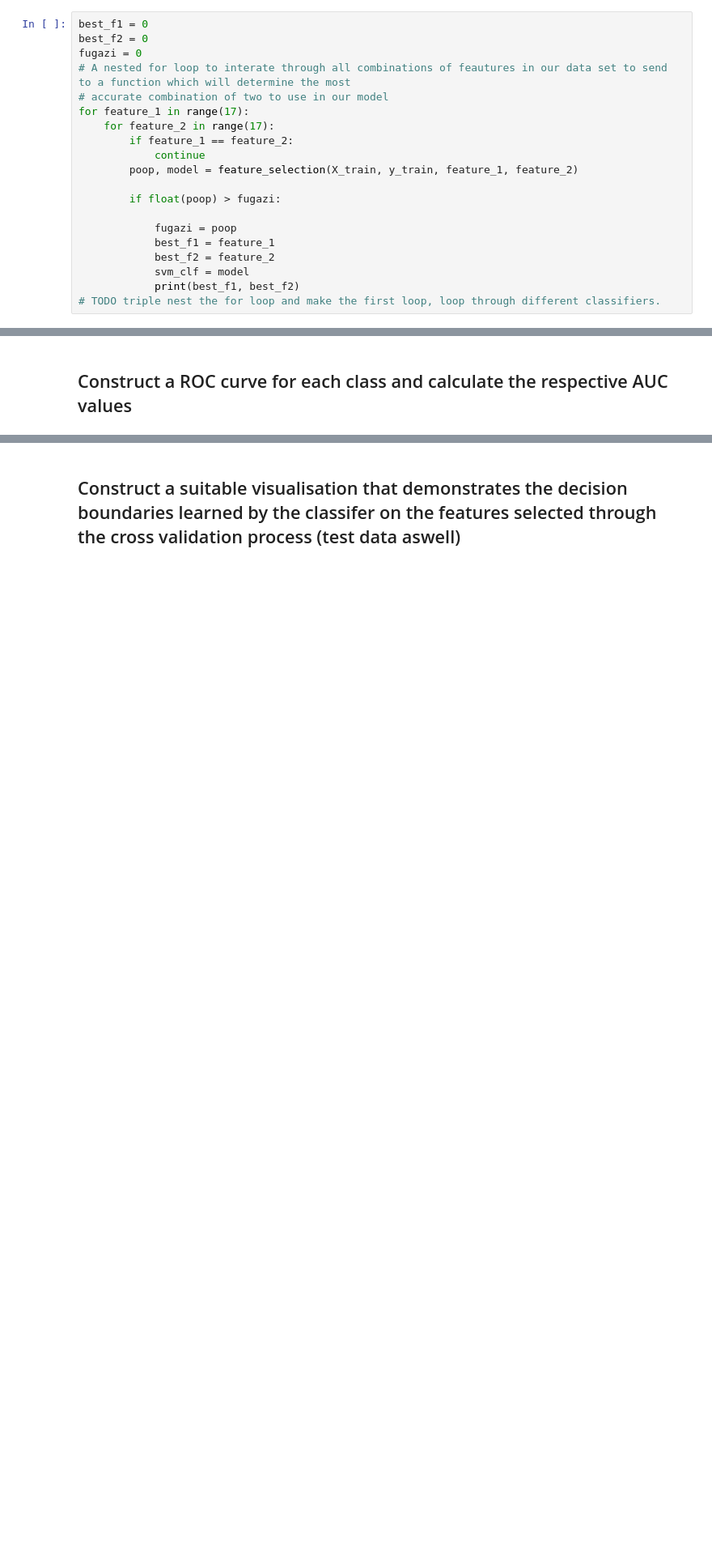
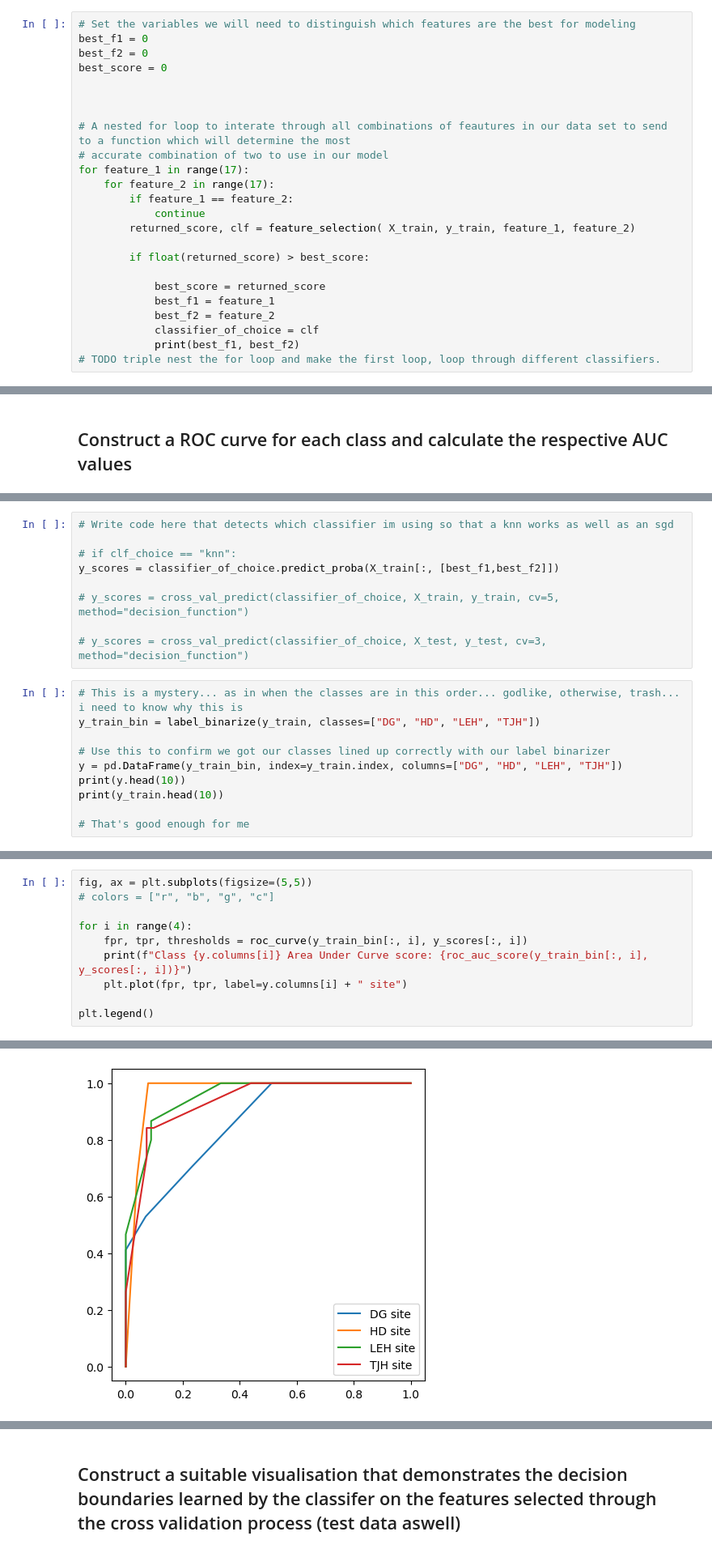
Before and after one commit to Mokoto-K/COSC102-assignment-2, a Jupyter notebook: assignment-2.ipynb, the cells around one changed output, grey strips where cells are left out. Shown at 81% size. Drawn from its saved outputs; the diff is of its cells as text; blank space fills up the shorter version.

```diff
--- a/assignment-2.ipynb
+++ b/assignment-2.ipynb
@@ -156,21 +155,25 @@ scale_data(X_train)
 # %%
+# Set the variables we will need to distinguish which features are the best for modeling
 best_f1 = 0
 best_f2 = 0
-fugazi = 0
+best_score = 0
+
+
+
 # A nested for loop to interate through all combinations of feautures in our data set to send to a function which will determine the most
 # accurate combination of two to use in our model
 for feature_1 in range(17):
     for feature_2 in range(17):
         if feature_1 == feature_2:
             continue
-        poop, model = feature_selection(X_train, y_train, feature_1, feature_2)
+        returned_score, clf = feature_selection( X_train, y_train, feature_1, feature_2)
 
-        if float(poop) > fugazi:
+        if float(returned_score) > best_score:
 
-            fugazi = poop
+            best_score = returned_score
             best_f1 = feature_1
             best_f2 = feature_2
-            svm_clf = model
+            classifier_of_choice = clf
             print(best_f1, best_f2)
 # TODO triple nest the for loop and make the first loop, loop through different classifiers.
 # %% [output]
@@ -221,0 +210,19 @@ F1: 0.6166666666666667
+# %%
+# Write code here that detects which classifier im using so that a knn works as well as an sgd
+
+# if clf_choice == "knn":
+y_scores = classifier_of_choice.predict_proba(X_train[:, [best_f1,best_f2]])
+
+# y_scores = cross_val_predict(classifier_of_choice, X_train, y_train, cv=5, method="decision_function")
+
+# y_scores = cross_val_predict(classifier_of_choice, X_test, y_test, cv=3, method="decision_function")
+# %%
+# This is a mystery... as in when the classes are in this order... godlike, otherwise, trash... i need to know why this is
+y_train_bin = label_binarize(y_train, classes=["DG", "HD", "LEH", "TJH"])
+
+# Use this to confirm we got our classes lined up correctly with our label binarizer
+y = pd.DataFrame(y_train_bin, index=y_train.index, columns=["DG", "HD", "LEH", "TJH"])
+print(y.head(10))
+print(y_train.head(10))
+
+# That's good enough for me
@@ -221,0 +248,11 @@ F1: 0.6166666666666667
+# %%
+fig, ax = plt.subplots(figsize=(5,5))
+# colors = ["r", "b", "g", "c"]
+
+for i in range(4):
+    fpr, tpr, thresholds = roc_curve(y_train_bin[:, i], y_scores[:, i])
+    print(f"Class {y.columns[i]} Area Under Curve score: {roc_auc_score(y_train_bin[:, i], y_scores[:, i])}")
+    plt.plot(fpr, tpr, label=y.columns[i] + " site")
+
+plt.legend()
+# %% [output]
@@ -221,0 +264 @@ F1: 0.6166666666666667
+[figure, added]
```
Also changed, not shown: parts of 11 cells of this notebook.
